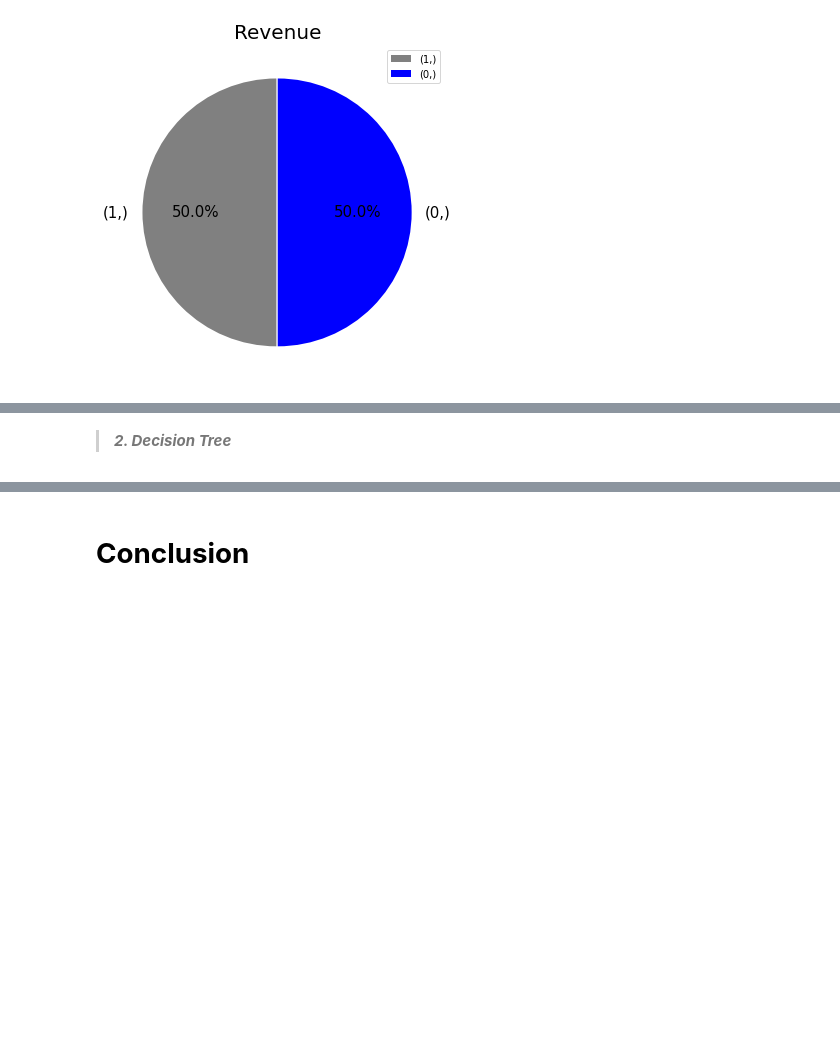
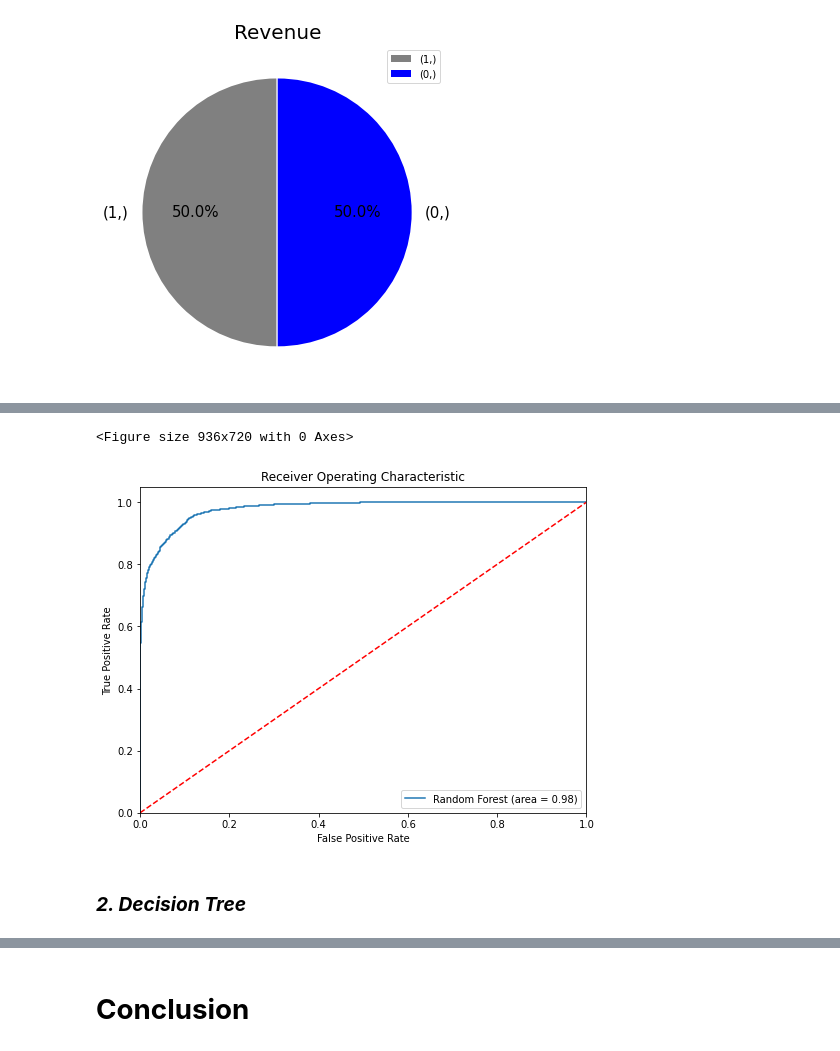
Before and after one commit to dkant000/ML_PROJECT, a Jupyter notebook: [FIN_FIN]_C2077400.ipynb, the cells around one changed output, grey strips where cells are left out. Cells and saved outputs as stored; diff of their text form; code cells hidden in the pictures; blank space fills up the shorter version.

```diff
--- a/[FIN_FIN]_C2077400.ipynb
+++ b/[FIN_FIN]_C2077400.ipynb
@@ -565,8 +579,29 @@ the best score is :  0.9629043005595523
 The best fitted parameters for decision tree classifier is : {'min_samples_leaf': 20, 'min_samples_split': 5}
+# %%
+# ROC CURVE FOR RANDOM FOREST
+
+rf_roc_auc = roc_auc_score(y_test, y_pred)
+fpr2, tpr2, thresolds2 = roc_curve(y_test, model.predict_proba(x_test)[:,1])
+plt.figure()
+roc_auc2 = auc(fpr2, tpr2)
+plt.figure(figsize=(8,6))
+plt.plot(fpr2, tpr2, label = 'Random Forest (area = %0.2f)' % roc_auc2)
+plt.plot([0,1],[0,1],'r--')
+plt.xlim([0.0,1.0])
+plt.ylim([0.0,1.05])
+plt.xlabel('False Positive Rate')
+plt.ylabel('True Positive Rate')
+plt.title('Receiver Operating Characteristic')
+plt.legend(loc="lower right")
+plt.savefig('Random Forest ROC')
+plt.show()
+# %% [output]
+<Figure size 936x720 with 0 Axes>
+[figure, added]
 # %% [markdown]
 
 
-> ***2. Decision Tree***
+### ***2. Decision Tree***
 # %%
 # Creating Decision Tree Classifier
 
```
Also changed, not shown: parts of 32 cells of this notebook.
